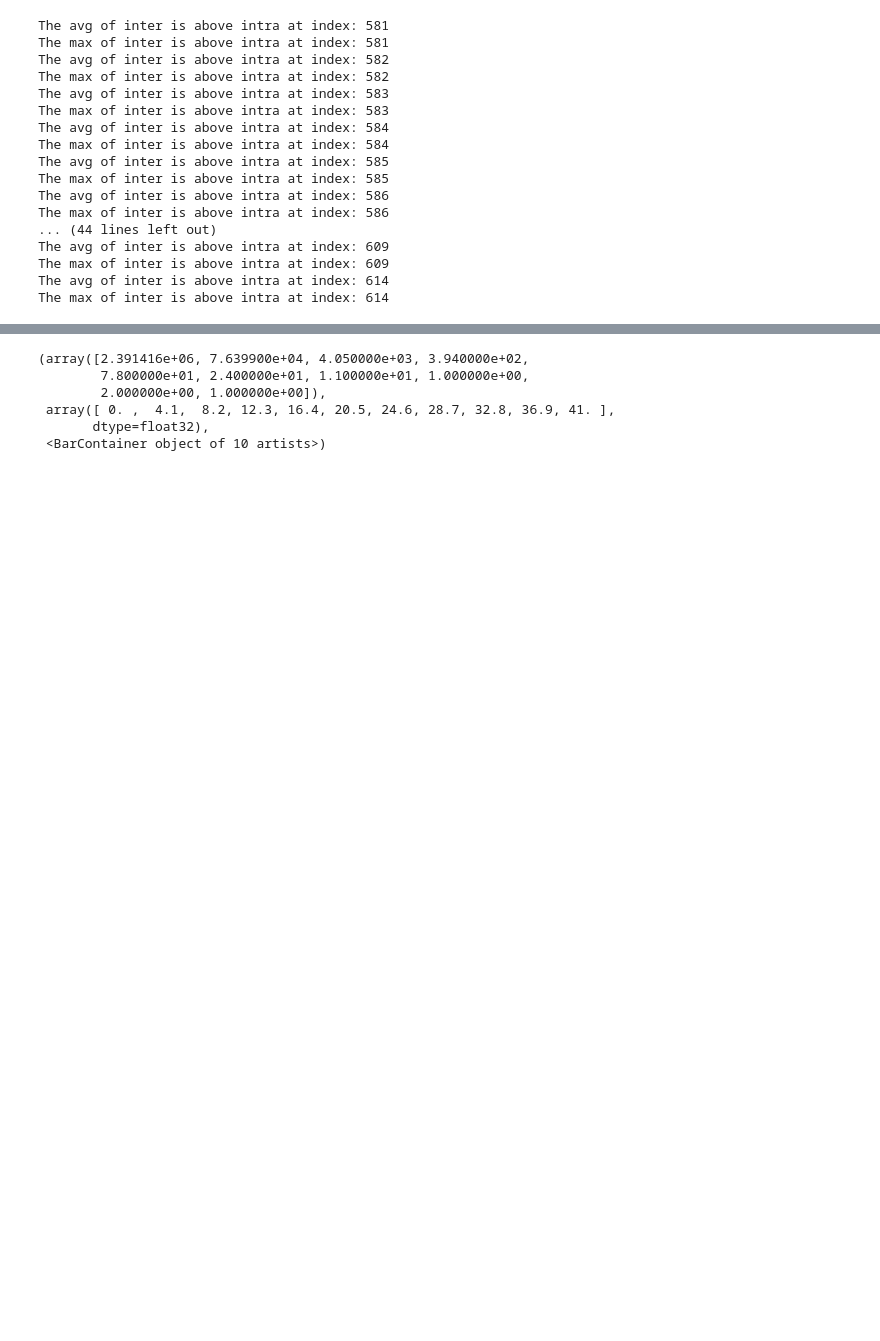
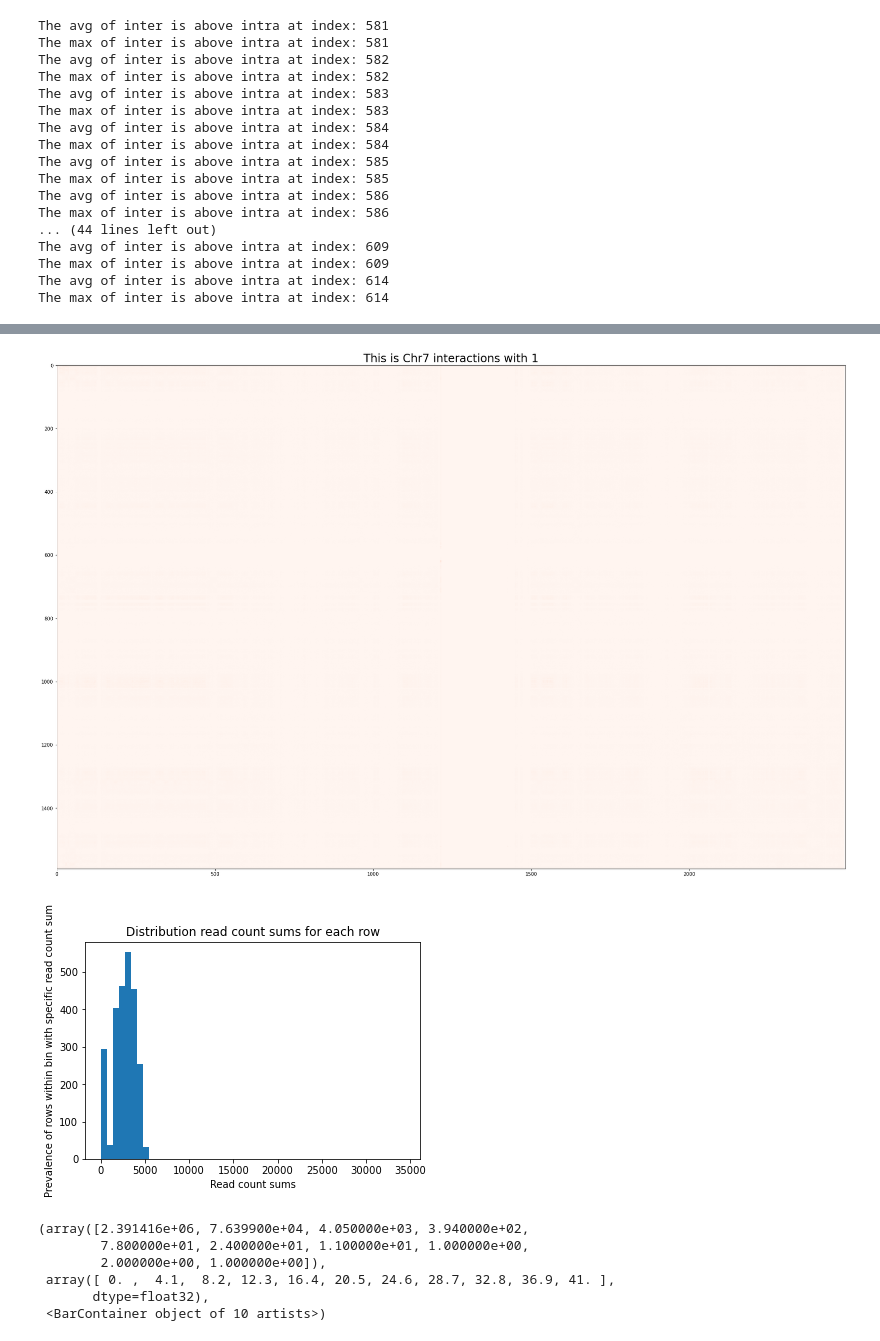
Before and after one commit to meet-eu-21/Team-HA1, a Jupyter notebook: intre_inter_compariso.ipynb, the cells around one changed output, grey strips where cells are left out. Cells and saved outputs as stored; diff of their text form; code cells hidden in the pictures; blank space fills up the shorter version.

```diff
--- a/intre_inter_compariso.ipynb
+++ b/intre_inter_compariso.ipynb
@@ -166,27 +175,31 @@ The max of inter is above intra at index: 614
 # %%
 for name in chromosome_list:
     if path.exists(f'./cmap_files/inter/chr7/cmap_chr7_with_{name}.ccmap'):
         ccmap = gmlib.ccmap.load_ccmap(f'./cmap_files/inter/chr7/cmap_chr7_with_{name}.ccmap')
         ccmap.make_readable()
 
         if name == 'X' or name > 7:
             plt.imshow(ccmap.matrix, cmap="Reds")
         else:
             plt.imshow(ccmap.matrix.T, cmap="Reds")
 
         plt.gcf().set_size_inches(30, 30)
         plt.title(f'This is Chr7 interactions with {name}', size=24)
         plt.show()
 
         distribution_sum_row = []
         for row in ccmap.matrix:
             distribution_sum_row.append(sum(row))
 
         plt.title("Distribution read count sums for each row")
         plt.xlabel("Read count sums")
         plt.ylabel("Prevalence of rows within bin with specific read count sum")
         plt.hist(distribution_sum_row, bins=50)
         plt.show()
+    break
+# %% [output]
+[figure, added]
+[figure, added]
 # %%
 plt.hist(A_flatten, bins=10)
 # %% [output]
```
Also changed, not shown: parts of 16 cells of this notebook.
